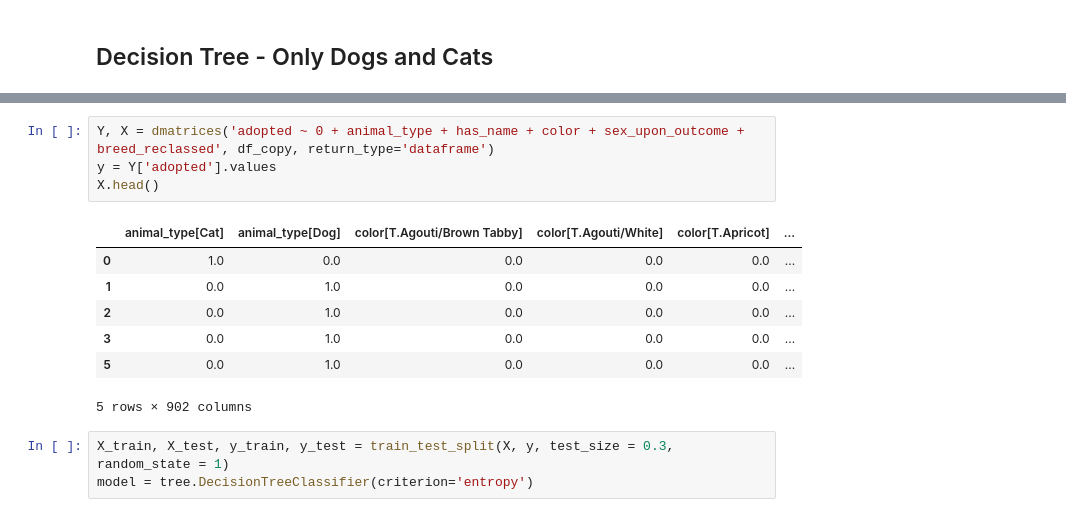
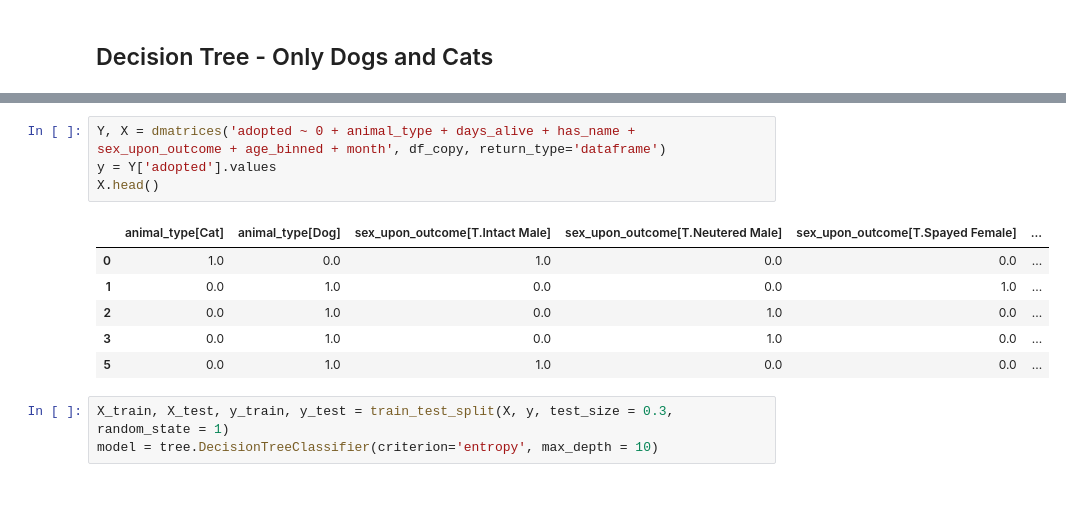
Before and after one commit to j-lei/373analytics, a Jupyter notebook: final_project_jlei.ipynb, the cells around one changed output, grey strips where cells are left out. Saved outputs shown, nothing was run; the diff lists cells and outputs as text.

```diff
--- a/final_project_jlei.ipynb
+++ b/final_project_jlei.ipynb
@@ -219,18 +234,17 @@ df_copy
 # %%
-Y, X = dmatrices('adopted ~ 0 + animal_type + has_name + color + sex_upon_outcome + breed_reclassed', df_copy, return_type='dataframe')
+Y, X = dmatrices('adopted ~ 0 + animal_type + days_alive + has_name + sex_upon_outcome + age_binned + month', df_copy, return_type='dataframe')
 y = Y['adopted'].values
 X.head()
 # %% [output]
-|  | animal_type[Cat] | animal_type[Dog] | color[T.Agouti/Brown Tabby] | color[T.Agouti/White] | color[T.Apricot] | ... |
-| 0 | 1.0 | 0.0 | 0.0 | 0.0 | 0.0 | ... |
-| 1 | 0.0 | 1.0 | 0.0 | 0.0 | 0.0 | ... |
-| 2 | 0.0 | 1.0 | 0.0 | 0.0 | 0.0 | ... |
-| 3 | 0.0 | 1.0 | 0.0 | 0.0 | 0.0 | ... |
-| 5 | 0.0 | 1.0 | 0.0 | 0.0 | 0.0 | ... |
+|  | animal_type[Cat] | animal_type[Dog] | sex_upon_outcome[T.Intact Male] | sex_upon_outcome[T.Neutered Male] | sex_upon_outcome[T.Spayed Female] | ... |
+| 0 | 1.0 | 0.0 | 1.0 | 0.0 | 0.0 | ... |
+| 1 | 0.0 | 1.0 | 0.0 | 0.0 | 1.0 | ... |
+| 2 | 0.0 | 1.0 | 0.0 | 1.0 | 0.0 | ... |
+| 3 | 0.0 | 1.0 | 0.0 | 1.0 | 0.0 | ... |
+| 5 | 0.0 | 1.0 | 1.0 | 0.0 | 0.0 | ... |
-5 rows × 902 columns
 # %%
 X_train, X_test, y_train, y_test = train_test_split(X, y, test_size = 0.3, random_state = 1)
-model = tree.DecisionTreeClassifier(criterion='entropy')
+model = tree.DecisionTreeClassifier(criterion='entropy', max_depth = 10)
 # %%
 result = model.fit(X_train, y_train)
 prediction_train = model.predict(X_train)
```
Also changed, not shown: parts of 8 cells of this notebook.
